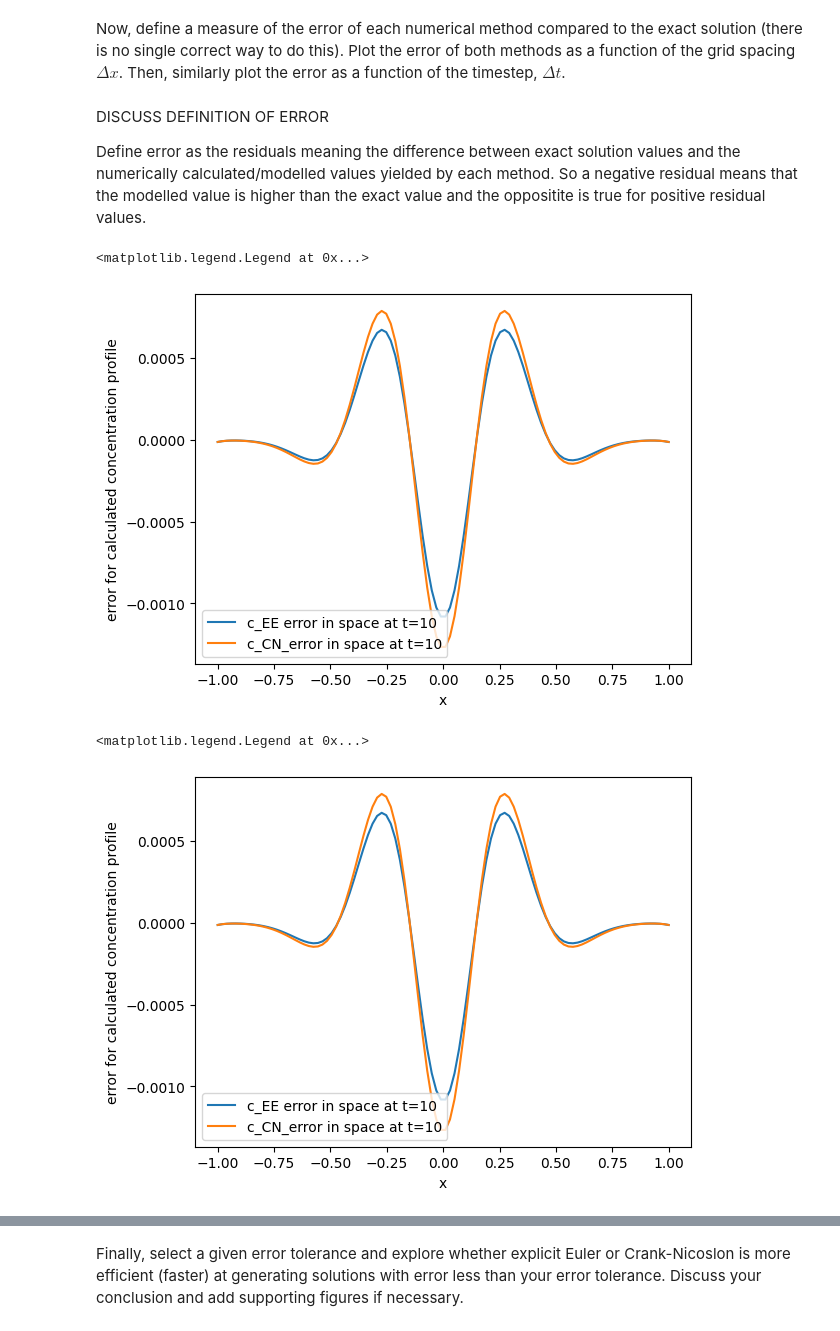
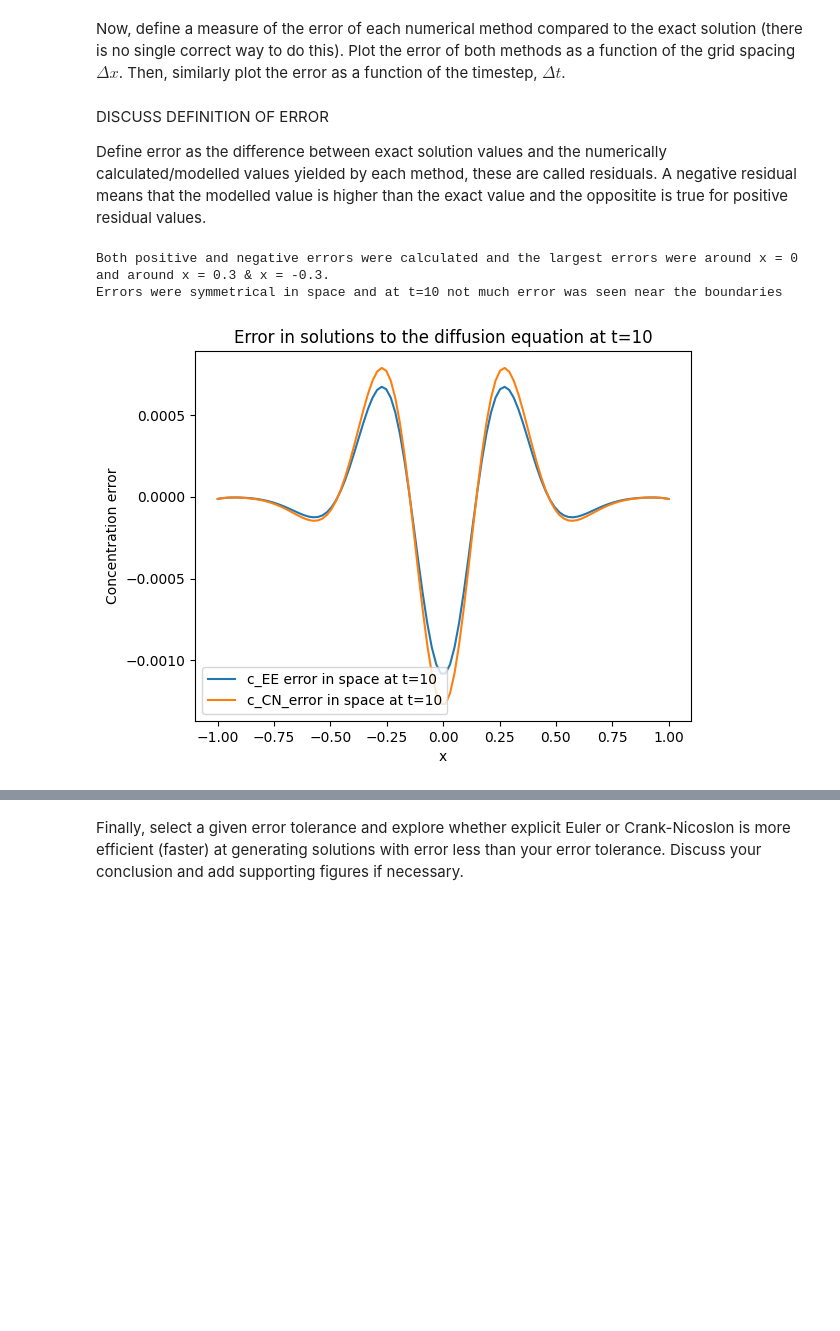
Before and after one commit to ananyaaa-j/QCES, a Jupyter notebook: Copy_of_Project1_numerical_methods.ipynb, the cells around one changed output, grey strips where cells are left out. Drawn from its saved outputs; the diff is of its cells as text; code cells hidden in the pictures; blank space fills up the shorter version.

```diff
--- a/Copy_of_Project1_numerical_methods.ipynb
+++ b/Copy_of_Project1_numerical_methods.ipynb
@@ -333,22 +336,25 @@ Now, define a measure of the error of each numerical method compared to the exac
 # %% [markdown]
 DISCUSS DEFINITION OF ERROR
 
-Define error as the residuals meaning the difference between exact solution values and the numerically calculated/modelled values yielded by each method. So a negative residual means that the modelled value is higher than the exact value and the oppositite is true for positive residual values.
+Define error as the difference between exact solution values and the numerically calculated/modelled values yielded by each method, these are called residuals. A negative residual means that the modelled value is higher than the exact value and the oppositite is true for positive residual values.
 # %%
 # Add code to plot error here
 c_EE_error = np.subtract(exact_t10, c_EE[:,-1])
 c_CN_error = np.subtract(exact_t10, c_CN[:,-1])
 
 plt.plot(x, c_EE_error, label = "c_EE error in space at t=10")
 plt.plot(x, c_CN_error, label = "c_CN_error in space at t=10")
 plt.xlabel('x')
-plt.ylabel('error for calculated concentration profile')
+plt.ylabel('Concentration error')
+plt.title("Error in solutions to the diffusion equation at t=10")
 plt.legend()
+
+print("Both positive and negative errors were calculated and the largest errors were around x = 0 and around x = 0.3 & x = -0.3.")
+print("Errors were symmetrical in space and at t=10 not much error was seen near the boundaries")
 # %% [output]
-<matplotlib.legend.Legend at 0x...>
+Both positive and negative errors were calculated and the largest errors were around x = 0 and around x = 0.3 & x = -0.3.
+Errors were symmetrical in space and at t=10 not much error was seen near the boundaries
-[figure, old version]
+[figure, new version]
-<matplotlib.legend.Legend at 0x...>
-[figure, removed]
 # %%
 # values of delta x are determined by the number of steps in space over the grid.
 # line from function:  dx = (x[-1] - x[0]) / (len(x) - 1)
```
Also changed, not shown: parts of 11 cells of this notebook.
